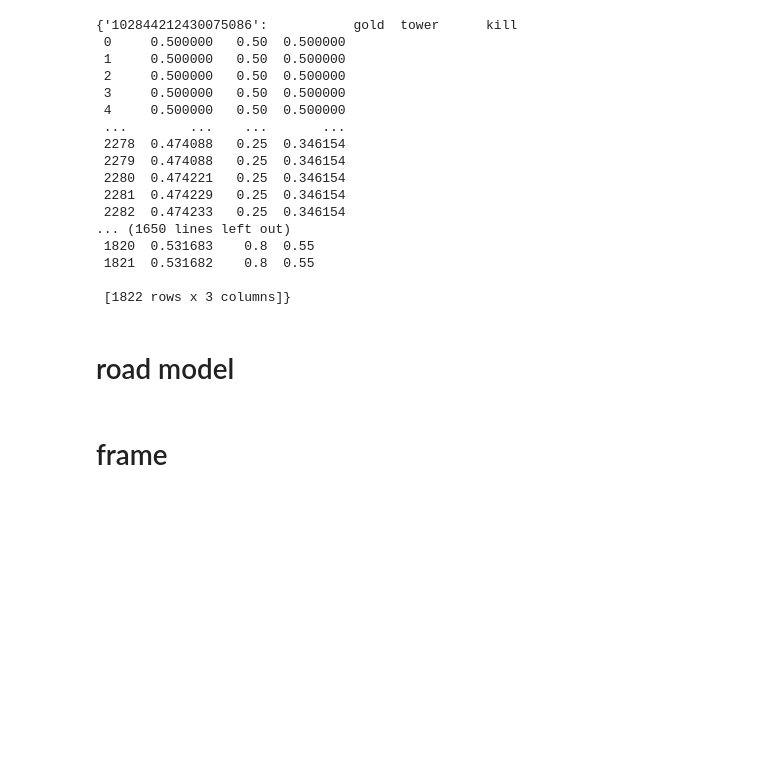
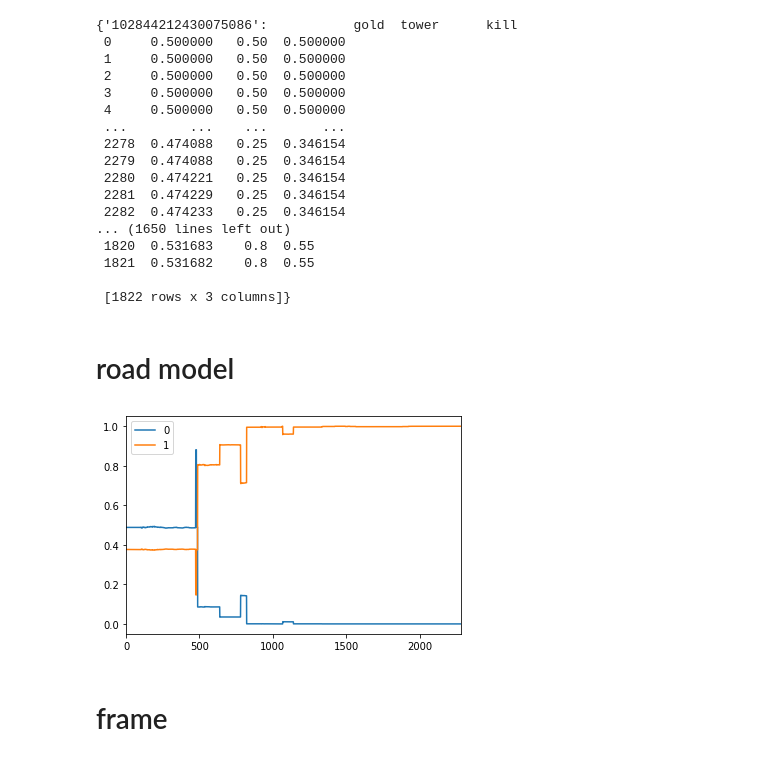
Before and after one commit to hyeinhyun/multimodal_highlight, a Jupyter notebook: video/experiment.ipynb, the cells around one changed output. Saved outputs shown, nothing was run; the diff lists cells and outputs as text; code cells hidden in the pictures; blank space fills up the shorter version.

```diff
--- a/video/experiment.ipynb
+++ b/video/experiment.ipynb
@@ -292,3 +292,10 @@ for game in data.keys():
     predict[game] = model.predict(data[game])
 # %%
 import pandas as pd
+# %%
+#개별적으로 쓰기위해 저장
+for game in predict.keys():
+    pd.DataFrame(predict[game]).plot()
+    break
+# %% [output]
+[figure, added]
```
Also changed, not shown: parts of 1 cell of this notebook, 10 other files.
